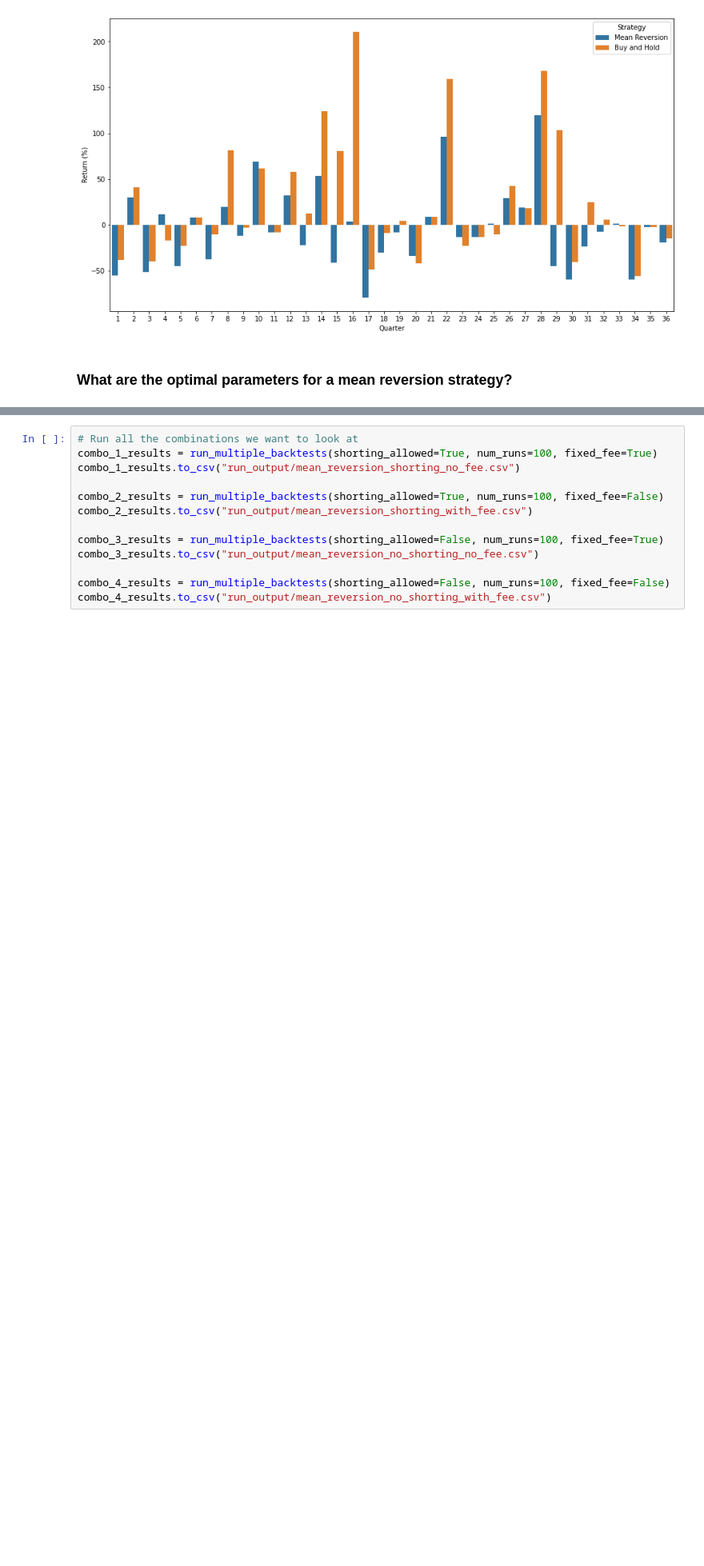
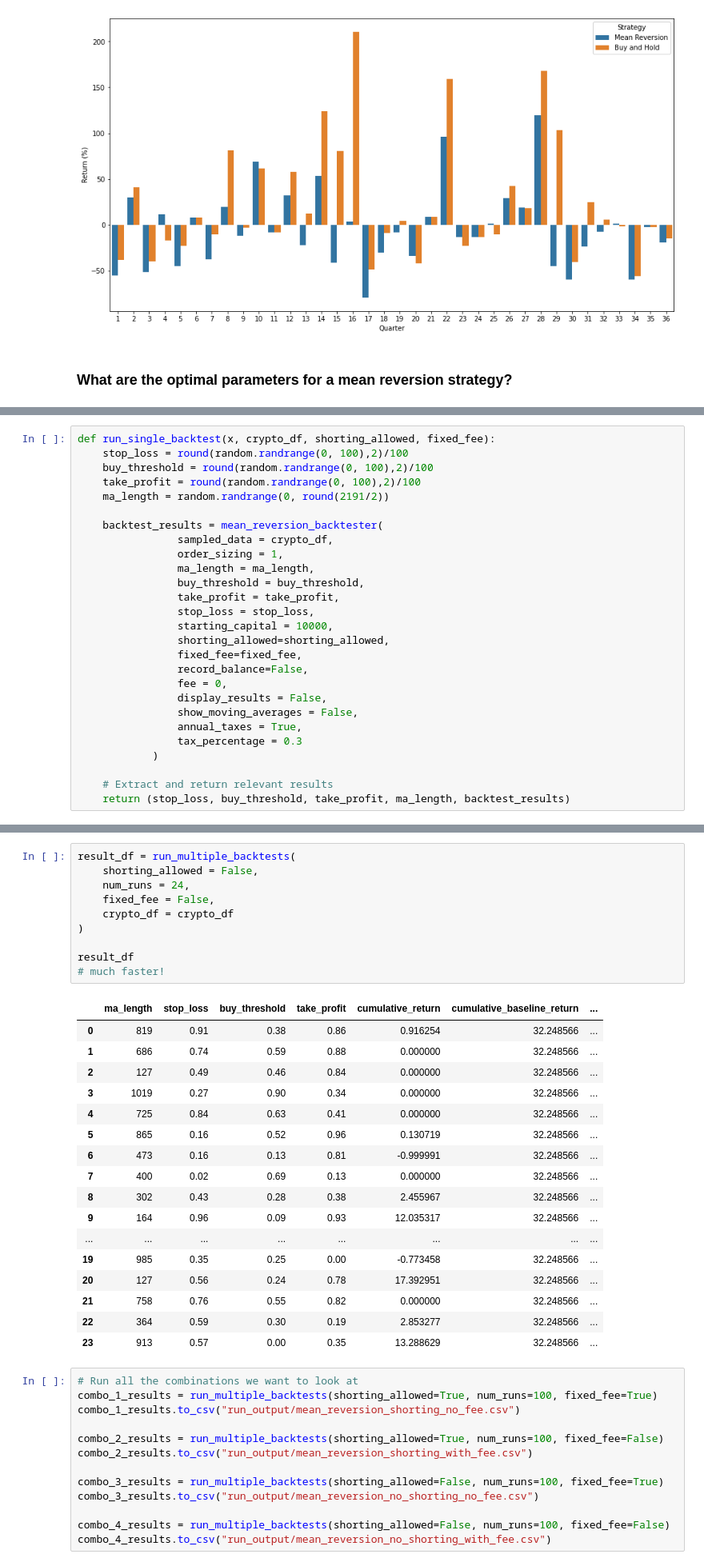
Before and after one commit to hansenrhan/crypto_backtesting, a Jupyter notebook: Mean_Reversion_Analysis.ipynb, the cells around one changed output, grey strips where cells are left out. Shown at 80% size. Drawn from its saved outputs; the diff is of its cells as text; blank space fills up the shorter version.

Commit message:
Add parallelization to mean reversion backtesting

```diff
--- a/Mean_Reversion_Analysis.ipynb
+++ b/Mean_Reversion_Analysis.ipynb
@@ -686,0 +607,27 @@ def run_multiple_backtests(shorting_allowed, num_runs, fixed_fee):
+# %%
+def run_single_backtest(x, crypto_df, shorting_allowed, fixed_fee):
+    stop_loss = round(random.randrange(0, 100),2)/100
+    buy_threshold = round(random.randrange(0, 100),2)/100
+    take_profit = round(random.randrange(0, 100),2)/100
+    ma_length = random.randrange(0, round(2191/2))
+
+    backtest_results = mean_reversion_backtester(
+                sampled_data = crypto_df,
+                order_sizing = 1,
+                ma_length = ma_length,
+                buy_threshold = buy_threshold,
+                take_profit = take_profit,
+                stop_loss = stop_loss,
+                starting_capital = 10000,
+                shorting_allowed=shorting_allowed,
+                fixed_fee=fixed_fee,
+                record_balance=False,
+                fee = 0,
+                display_results = False,
+                show_moving_averages = False,
+                annual_taxes = True,
+                tax_percentage = 0.3
+            )
+
+    # Extract and return relevant results
+    return (stop_loss, buy_threshold, take_profit, ma_length, backtest_results)
@@ -687,3 +677,31 @@ def run_multiple_backtests(shorting_allowed, num_runs, fixed_fee):
+# %%
+result_df = run_multiple_backtests(
+    shorting_allowed = False,
+    num_runs = 24,
+    fixed_fee = False,
+    crypto_df = crypto_df
+)
+
+result_df
+# much faster!
+# %% [output]
+|  | ma_length | stop_loss | buy_threshold | take_profit | cumulative_return | cumulative_baseline_return | ... |
+| 0 | 819 | 0.91 | 0.38 | 0.86 | 0.916254 | 32.248566 | ... |
+| 1 | 686 | 0.74 | 0.59 | 0.88 | 0.000000 | 32.248566 | ... |
+| 2 | 127 | 0.49 | 0.46 | 0.84 | 0.000000 | 32.248566 | ... |
+| 3 | 1019 | 0.27 | 0.90 | 0.34 | 0.000000 | 32.248566 | ... |
+| 4 | 725 | 0.84 | 0.63 | 0.41 | 0.000000 | 32.248566 | ... |
+| 5 | 865 | 0.16 | 0.52 | 0.96 | 0.130719 | 32.248566 | ... |
+| 6 | 473 | 0.16 | 0.13 | 0.81 | -0.999991 | 32.248566 | ... |
+| 7 | 400 | 0.02 | 0.69 | 0.13 | 0.000000 | 32.248566 | ... |
+| 8 | 302 | 0.43 | 0.28 | 0.38 | 2.455967 | 32.248566 | ... |
+| 9 | 164 | 0.96 | 0.09 | 0.93 | 12.035317 | 32.248566 | ... |
+| ... | ... | ... | ... | ... | ... | ... | ... |
+| 19 | 985 | 0.35 | 0.25 | 0.00 | -0.773458 | 32.248566 | ... |
+| 20 | 127 | 0.56 | 0.24 | 0.78 | 17.392951 | 32.248566 | ... |
+| 21 | 758 | 0.76 | 0.55 | 0.82 | 0.000000 | 32.248566 | ... |
+| 22 | 364 | 0.59 | 0.30 | 0.19 | 2.853277 | 32.248566 | ... |
+| 23 | 913 | 0.57 | 0.00 | 0.35 | 13.288629 | 32.248566 | ... |
 # %%
 # Run all the combinations we want to look at
 combo_1_results = run_multiple_backtests(shorting_allowed=True, num_runs=100, fixed_fee=True)
```
Also changed, not shown: parts of 7 cells of this notebook.
